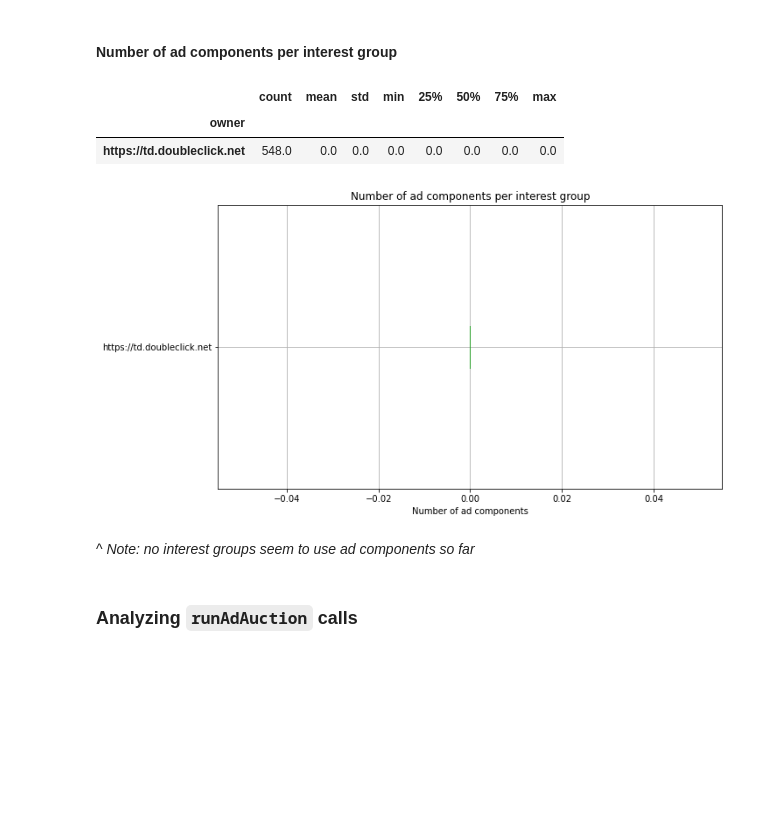
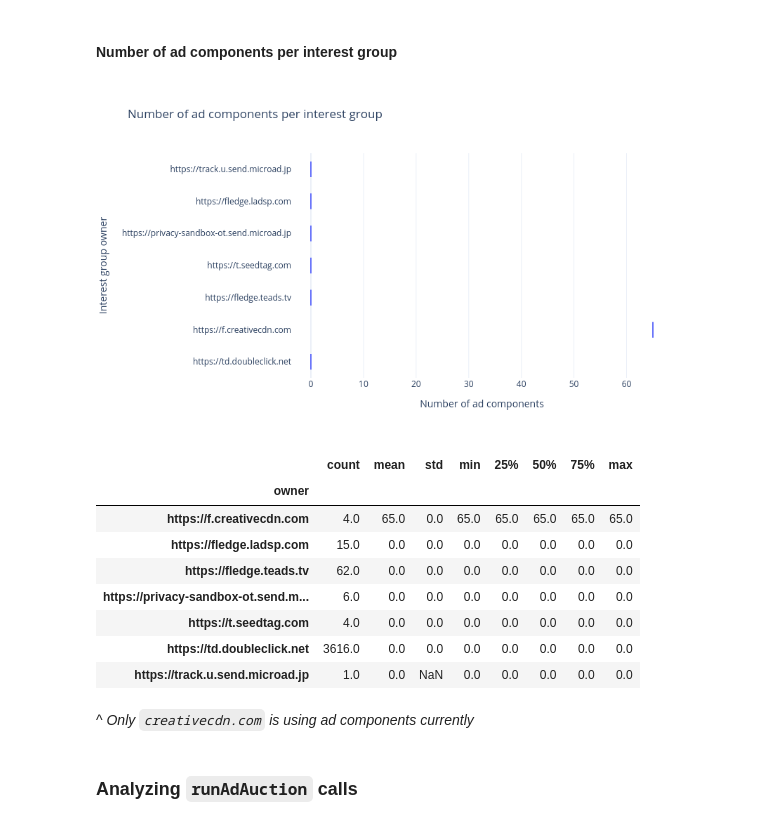
Before and after one commit to MichielP1807/tracker-radar-collector, a Jupyter notebook: post-processing/analysis.ipynb, the cells around one changed output. Cells and saved outputs as stored; diff of their text form; code cells hidden in the pictures; blank space fills up the shorter version.

```diff
--- a/post-processing/analysis.ipynb
+++ b/post-processing/analysis.ipynb
@@ -215,9 +318,11 @@ for call_type, call_data in calls_df.groupby("description"):
 # %% [markdown]
 ### Analyzing `joinAdInterestGroup` calls
 # %%
+join_calls = calls_df[calls_df["description"] == "Navigator.joinAdInterestGroup"].copy()
+join_calls["arguments"] = join_calls["arguments"].map(ast.literal_eval) # they were turned into strings after putting them in a CSV
+
 seconds_to_days = 1 / (60 * 60 * 24)
-join_calls = calls_df[calls_df["description"] == "Navigator.joinAdInterestGroup"].copy()
-join_calls["duration"] = join_calls["arguments"].apply(lambda arg: arg["1"] * seconds_to_days)
+join_calls["duration"] = join_calls["arguments"].apply(lambda arg: int(arg["1"]) * seconds_to_days)
 
 for subArg in ["owner", "name"]:
     join_calls[subArg] = join_calls["arguments"].apply(lambda arg: arg["0"].get(subArg))
@@ -342,24 +518,32 @@ printMD(txt)
 # %% [markdown]
 #### Number of ad components per interest group
 # %%
-ax = join_calls.boxplot(
-    column = "adComponentsLen",
-    by = "owner",
-    vert = False,
-    figsize = (10,6)
+fig = join_calls.boxplot(
+    x = "adComponentsLen",
+    y = "owner",
+    title = "Number of ad components per interest group",
+    labels = {
+        "adComponentsLen": "Number of ad components",
+        "owner": "Interest group owner"
+    }
 )
-ax.get_figure().suptitle("")
-ax.set_title("Number of ad components per interest group")
-ax.set_xlabel("Number of ad components")
+display(Image(fig.to_image(format="png", width=900, height=500)))
+
 
 join_calls.groupby("owner")["adComponentsLen"].describe()
 # %% [output]
+[figure, new version]
 |  | count | mean | std | min | 25% | 50% | 75% | max |
 | owner |  |  |  |  |  |  |  |  |
-| https://td.doubleclick.net | 548.0 | 0.0 | 0.0 | 0.0 | 0.0 | 0.0 | 0.0 | 0.0 |
+| https://f.creativecdn.com | 4.0 | 65.0 | 0.0 | 65.0 | 65.0 | 65.0 | 65.0 | 65.0 |
+| https://fledge.ladsp.com | 15.0 | 0.0 | 0.0 | 0.0 | 0.0 | 0.0 | 0.0 | 0.0 |
+| https://fledge.teads.tv | 62.0 | 0.0 | 0.0 | 0.0 | 0.0 | 0.0 | 0.0 | 0.0 |
+| https://privacy-sandbox-ot.send.m... | 6.0 | 0.0 | 0.0 | 0.0 | 0.0 | 0.0 | 0.0 | 0.0 |
+| https://t.seedtag.com | 4.0 | 0.0 | 0.0 | 0.0 | 0.0 | 0.0 | 0.0 | 0.0 |
+| https://td.doubleclick.net | 3616.0 | 0.0 | 0.0 | 0.0 | 0.0 | 0.0 | 0.0 | 0.0 |
+| https://track.u.send.microad.jp | 1.0 | 0.0 | NaN | 0.0 | 0.0 | 0.0 | 0.0 | 0.0 |
-[figure, old version]
-# %% [markdown]
-^ *Note: no interest groups seem to use ad components so far*
+# %% [markdown]
+^ *Only `creativecdn.com` is using ad components currently*
 # %% [markdown]
 ### Analyzing `runAdAuction` calls
 # %%
```
Also changed, not shown: parts of 40 cells of this notebook, 5 other files.
